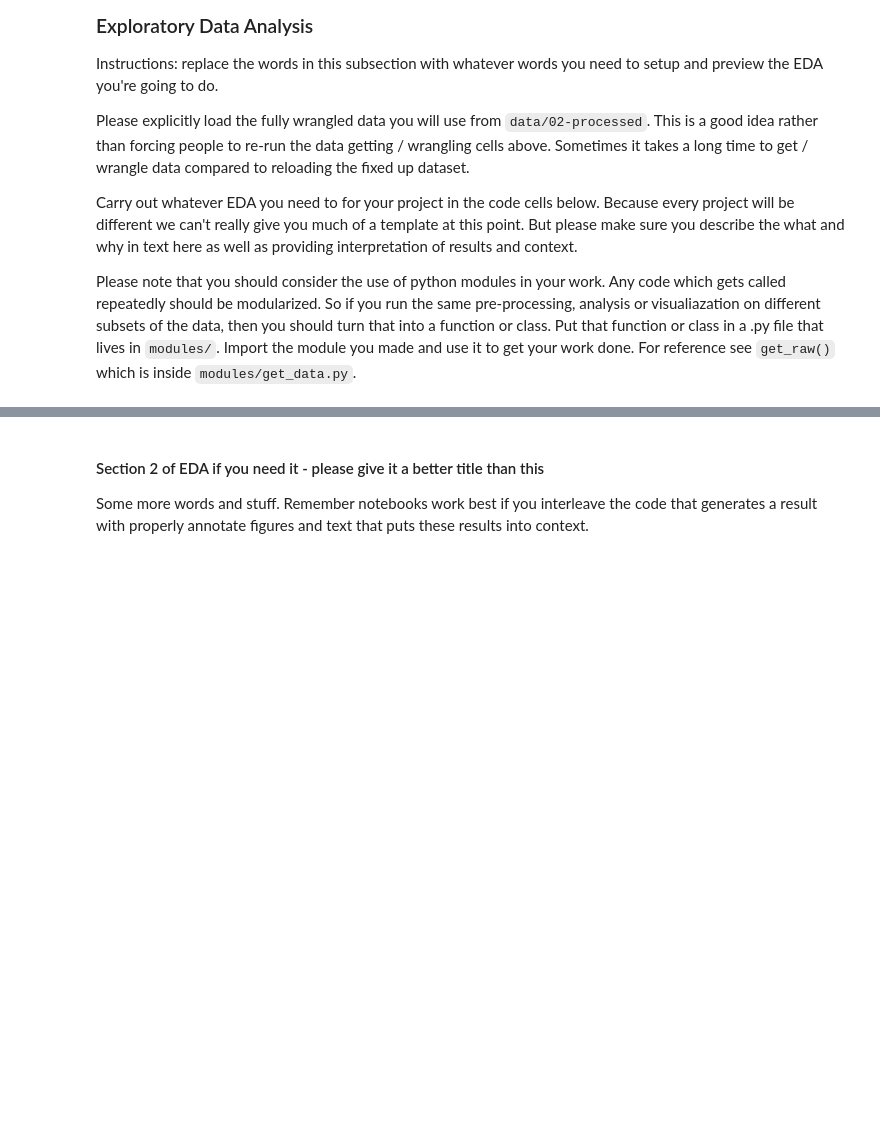
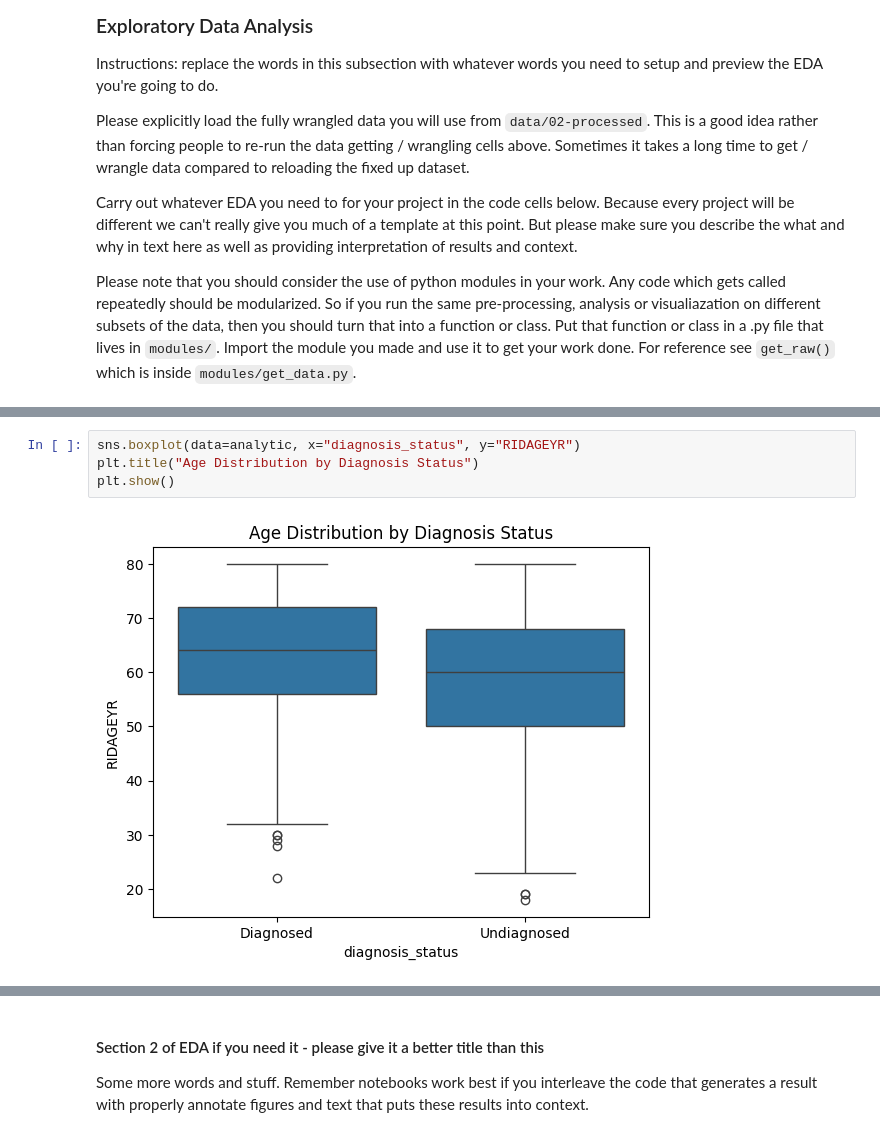
Before and after one commit to COGS108/Group025_WI26, a Jupyter notebook: 02-EDACheckpoint.ipynb, the cells around one changed output, grey strips where cells are left out. Drawn from its saved outputs; the diff is of its cells as text; blank space fills up the shorter version.

```diff
--- a/02-EDACheckpoint.ipynb
+++ b/02-EDACheckpoint.ipynb
@@ -318,0 +474,6 @@ Some more words and stuff.  Remember notebooks work best if you interleave the c
+# %%
+sns.boxplot(data=analytic, x="diagnosis_status", y="RIDAGEYR")
+plt.title("Age Distribution by Diagnosis Status")
+plt.show()
+# %% [output]
+[figure, added]
```
Also changed, not shown: parts of 23 cells of this notebook.
